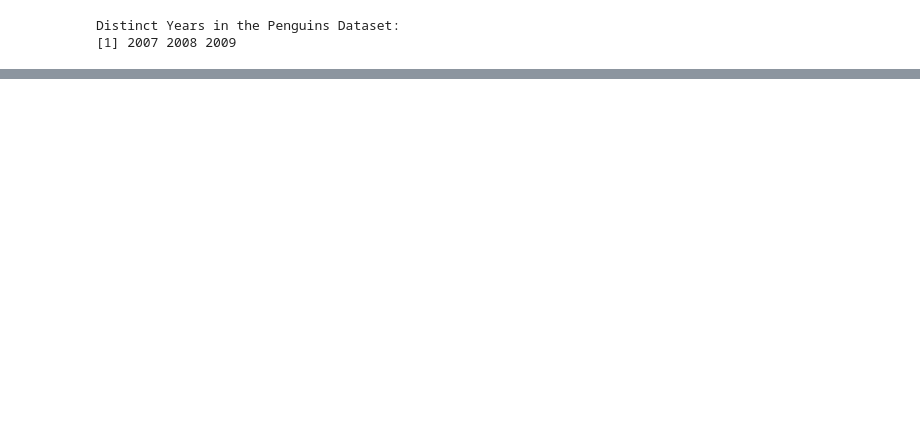
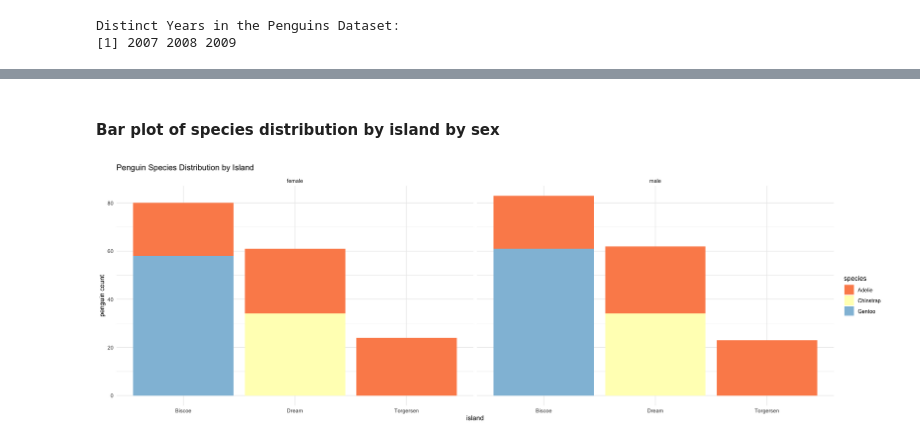
Before and after one commit to smpotts/palmerpenguins-vis-and-storytelling, a Jupyter notebook: palmer_penguins.ipynb, the cells around one changed output, grey strips where cells are left out. Saved outputs shown, nothing was run; the diff lists cells and outputs as text; code cells hidden in the pictures; blank space fills up the shorter version.

```diff
--- a/palmer_penguins.ipynb
+++ b/palmer_penguins.ipynb
@@ -206,0 +241,16 @@ Warning message:
+# %% [markdown]
+#### Bar plot of species distribution by island by sex
+# %%
+penguins |>
+  na.omit(sex) |>
+    ggplot(aes(x = island, fill = species)) +
+      geom_bar() +
+      labs(
+        title = "Penguin Species Distribution by Island", align="center",
+        y = "penguin count"
+      ) +
+      theme_minimal() +
+      facet_wrap(~sex) +
+      scale_fill_brewer(palette = "RdYlBu")
+# %% [output]
+[figure, added]
```
Also changed, not shown: parts of 29 cells of this notebook.
